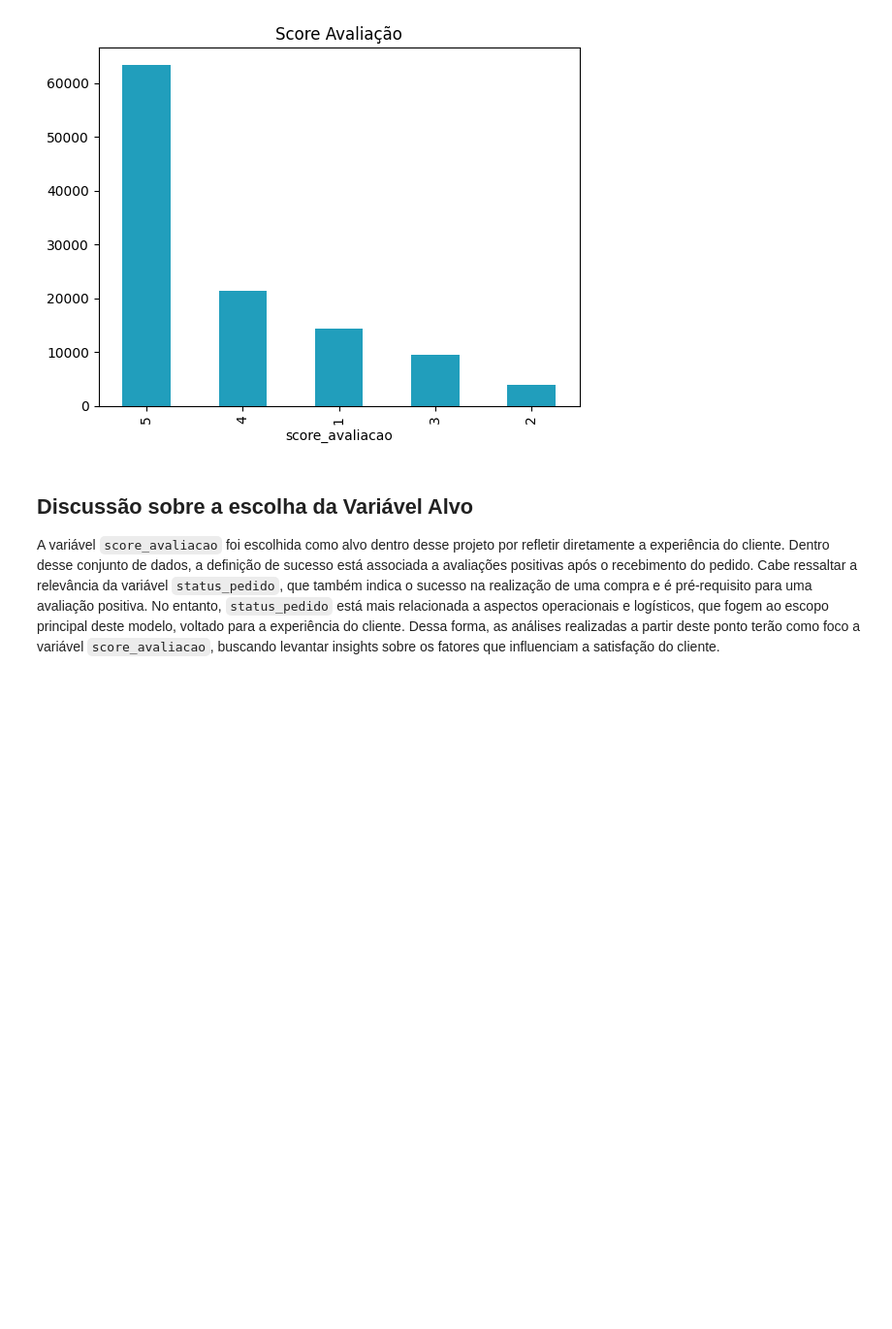
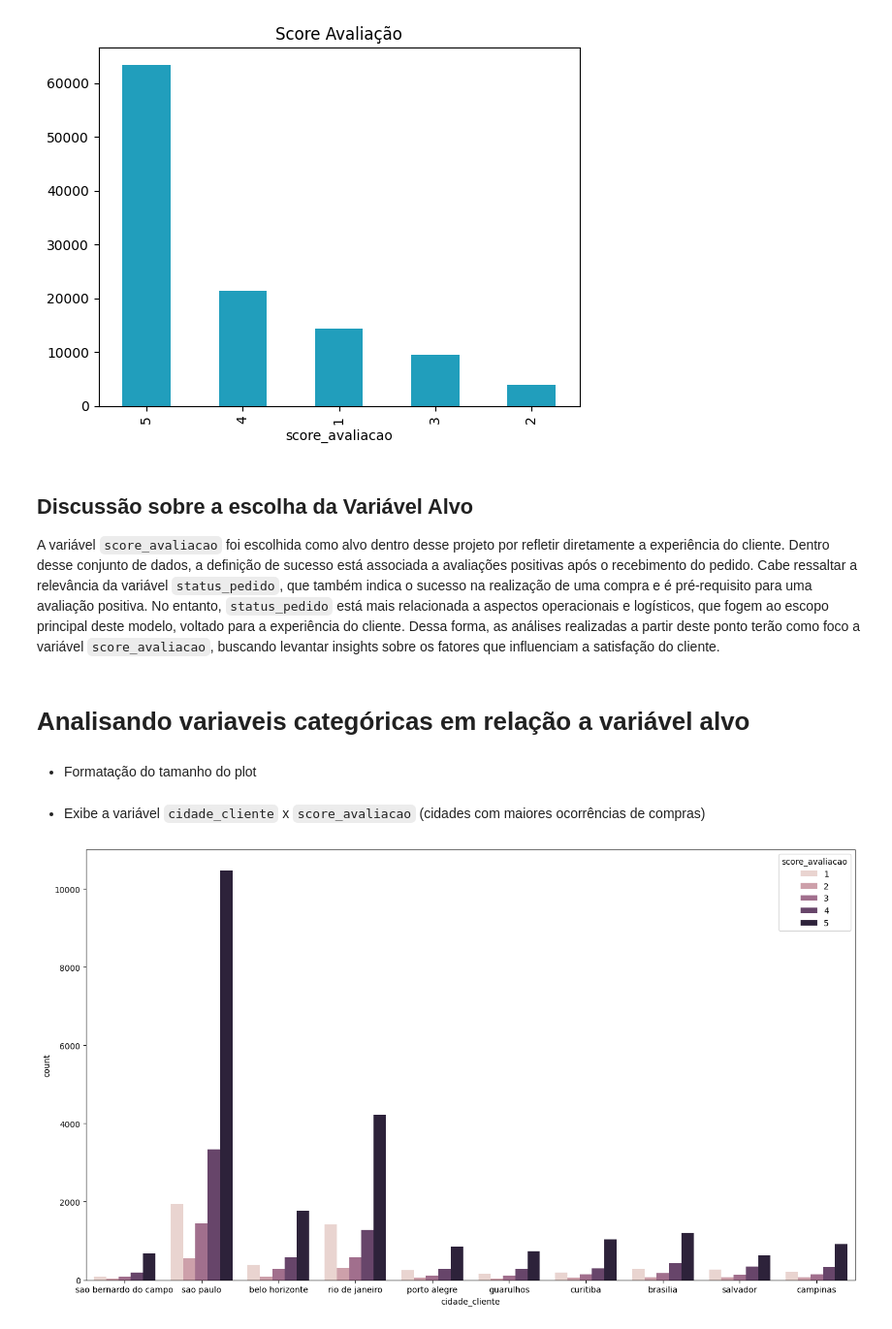
Before and after one commit to ana-ruth-bezerra/data_analysis, a Jupyter notebook: notebooks/01_exploratory_analysis.ipynb, the cells around one changed output. Shown: that part at 97% size. Saved outputs shown, nothing was run; the diff lists cells and outputs as text; code cells hidden in the pictures; blank space fills up the shorter version.

```diff
--- a/notebooks/01_exploratory_analysis.ipynb
+++ b/notebooks/01_exploratory_analysis.ipynb
@@ -486,3 +486,18 @@ df.score_avaliacao.value_counts().plot(kind='bar', title='Score Avaliação',col
 # %% [markdown]
 ## Discussão sobre a escolha da Variável Alvo
 A variável `score_avaliacao` foi escolhida como alvo dentro desse projeto por refletir diretamente a experiência do cliente. Dentro desse conjunto de dados, a definição de sucesso está associada a avaliações positivas após o recebimento do pedido. Cabe ressaltar a relevância da variável `status_pedido`, que também indica o sucesso na realização de uma compra e é pré-requisito para uma avaliação positiva. No entanto, `status_pedido` está mais relacionada a aspectos operacionais e logísticos, que fogem ao escopo principal deste modelo, voltado para a experiência do cliente. Dessa forma, as análises realizadas a partir deste ponto terão como foco a variável `score_avaliacao`, buscando levantar insights sobre os fatores que influenciam a satisfação do cliente.
+# %% [markdown]
+# Analisando variaveis categóricas em relação a variável alvo
+# %% [markdown]
+- Formatação do tamanho do plot
+# %%
+plt.rcParams["figure.figsize"] = [14.00, 8.00]
+plt.rcParams["figure.autolayout"] = True
+# %% [markdown]
+- Exibe a variável `cidade_cliente` x `score_avaliacao` (cidades com maiores ocorrências de compras)
+# %%
+top_cidades = df['cidade_cliente'].value_counts().head(10).index
+df_top_cidades = df[df['cidade_cliente'].isin(top_cidades)]
+sns.countplot(data = df_top_cidades, x = "cidade_cliente", hue = "score_avaliacao");
+# %% [output]
+[figure, added]
```
Also changed, not shown: parts of 9 cells of this notebook.
